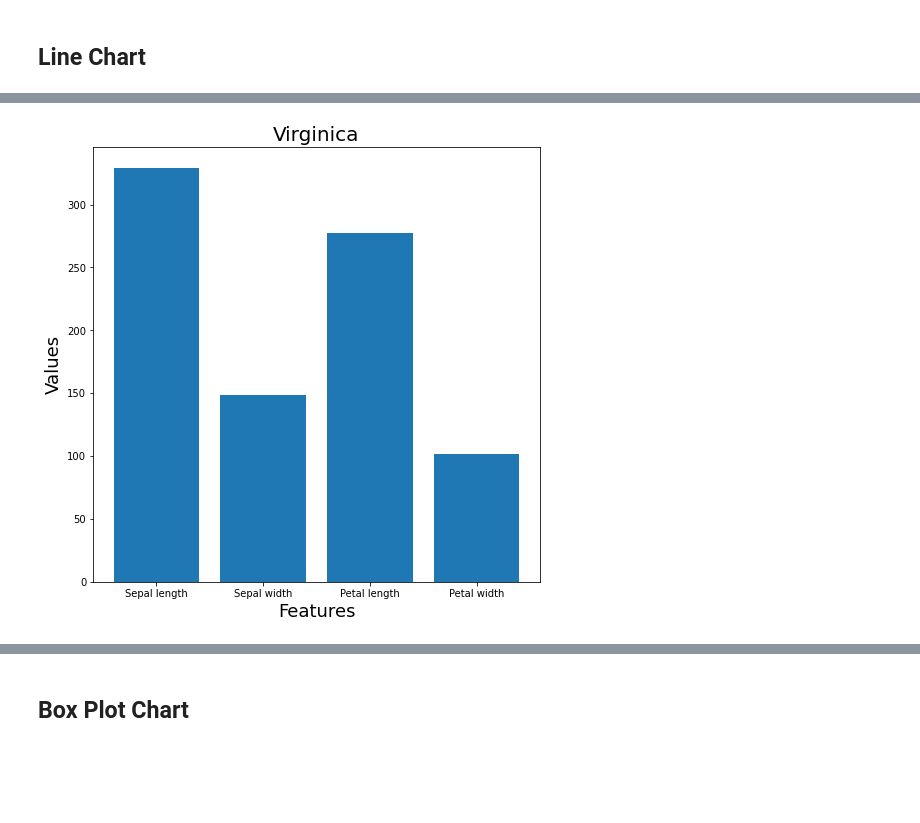
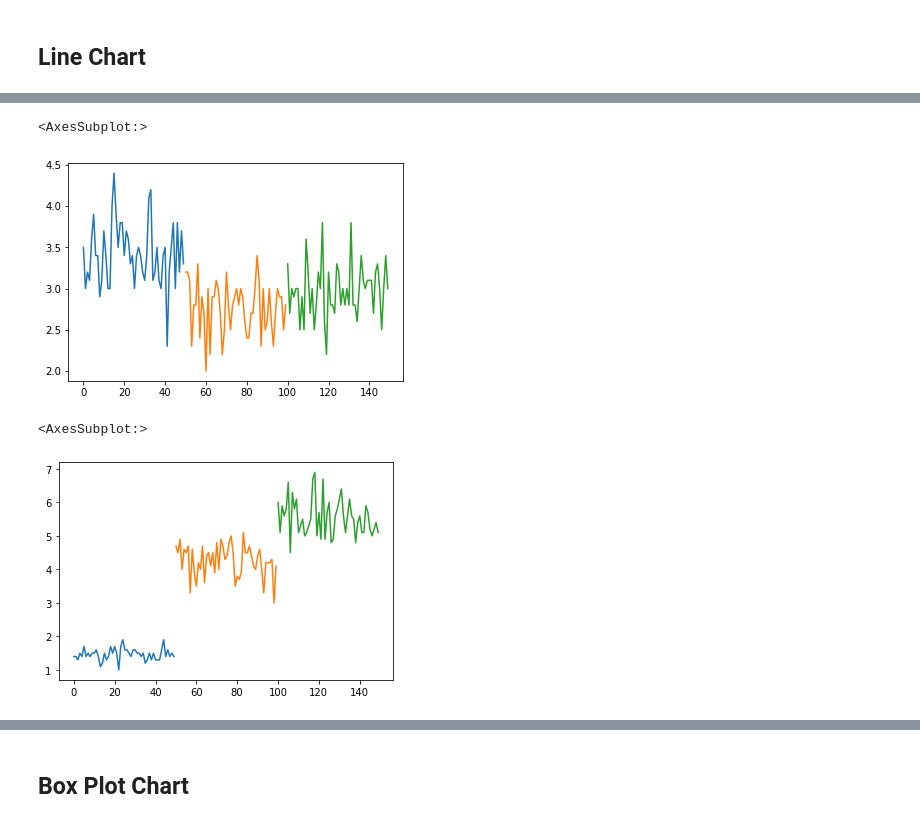
Before and after one commit to syedirfanx/data-comprehension, a Jupyter notebook: data-comprehension-using-python.ipynb, the cells around one changed output, grey strips where cells are left out. Saved outputs shown, nothing was run; the diff lists cells and outputs as text; code cells hidden in the pictures; blank space fills up the shorter version.

```diff
--- a/data-comprehension-using-python.ipynb
+++ b/data-comprehension-using-python.ipynb
@@ -205,11 +166,14 @@ vir_df = vir_df.drop('Species', axis=1)
-# %%
-plt.figure(figsize=(8, 8))
-x_pos = np.arange(len(vir_df.columns))
-plt.bar(x_pos, vir_df.sum(), align='center')
-plt.xticks(x_pos, vir_df.columns)
-plt.xlabel('Features', fontsize=18)
-plt.ylabel('Values', fontsize=18)
-plt.title('Virginica', fontsize=20)
-plt.show()
-# %% [output]
-[figure, removed]
+# %%
+data[data.Species == 'Setosa']['Sepal width'].plot()
+data[data.Species == 'Versicolor']['Sepal width'].plot()
+data[data.Species == 'Virginica']['Sepal width'].plot()
+# %% [output]
+<AxesSubplot:>
+[figure, added]
+# %%
+data[data.Species == 'Setosa']['Petal length'].plot()
+data[data.Species == 'Versicolor']['Petal length'].plot()
+data[data.Species == 'Virginica']['Petal length'].plot()
+# %% [output]
+<AxesSubplot:>
+[figure, added]
```
Also changed, not shown: parts of 39 cells of this notebook.
